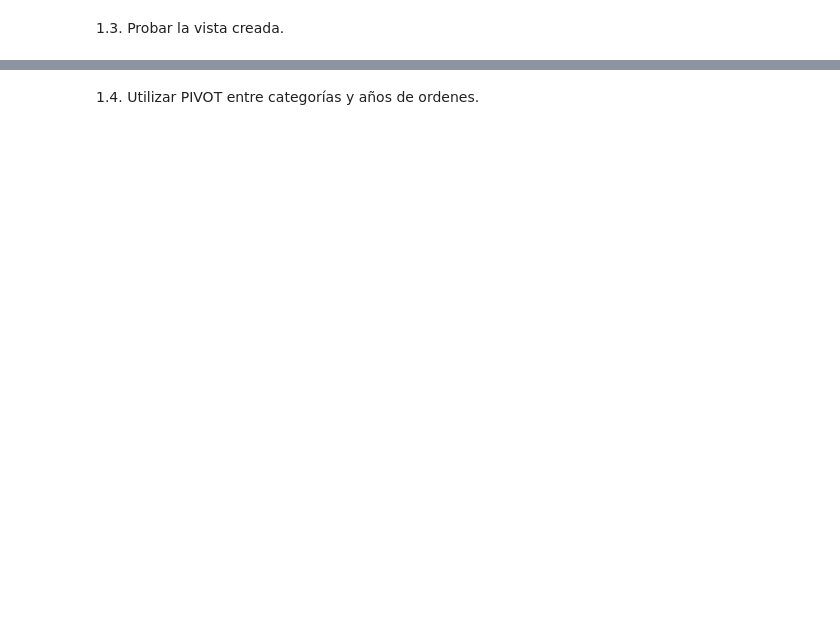
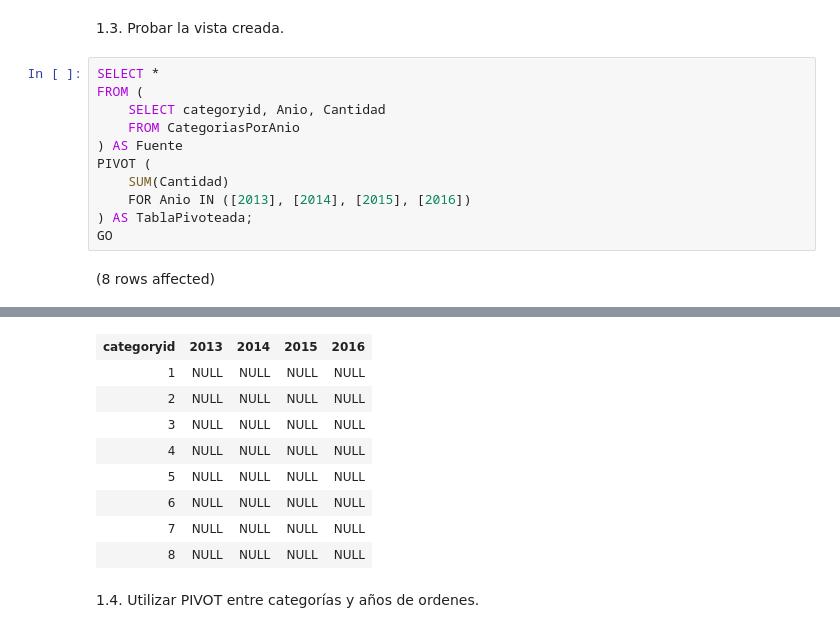
Before and after one commit to nkmelndz/Unidad-III_Lab03, a Jupyter notebook: Lab03SQL.ipynb, the cells around one changed output, grey strips where cells are left out. Drawn from its saved outputs; the diff is of its cells as text; blank space fills up the shorter version.

```diff
--- a/Lab03SQL.ipynb
+++ b/Lab03SQL.ipynb
@@ -12,2 +27,15 @@ GO
 # %% [markdown]
 1.3. Probar la vista creada.
+# %%
+SELECT *
+FROM (
+    SELECT categoryid, Anio, Cantidad
+    FROM CategoriasPorAnio
+) AS Fuente
+PIVOT (
+    SUM(Cantidad)
+    FOR Anio IN ([2013], [2014], [2015], [2016])
+) AS TablaPivoteada;
+GO
+# %% [output]
+(8 rows affected)
@@ -14,2 +43,11 @@ GO
+| categoryid | 2013 | 2014 | 2015 | 2016 |
+| 1 | NULL | NULL | NULL | NULL |
+| 2 | NULL | NULL | NULL | NULL |
+| 3 | NULL | NULL | NULL | NULL |
+| 4 | NULL | NULL | NULL | NULL |
+| 5 | NULL | NULL | NULL | NULL |
+| 6 | NULL | NULL | NULL | NULL |
+| 7 | NULL | NULL | NULL | NULL |
+| 8 | NULL | NULL | NULL | NULL |
 # %% [markdown]
 1.4. Utilizar PIVOT entre categorías y años de ordenes.
```
Also changed, not shown: parts of 8 cells of this notebook.
